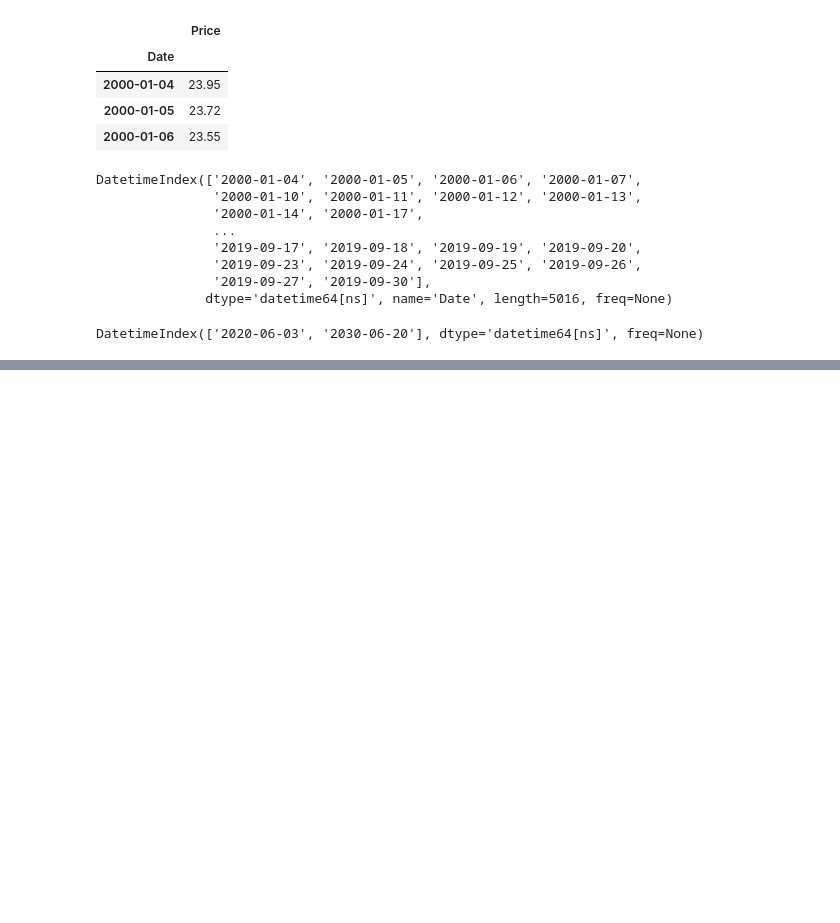
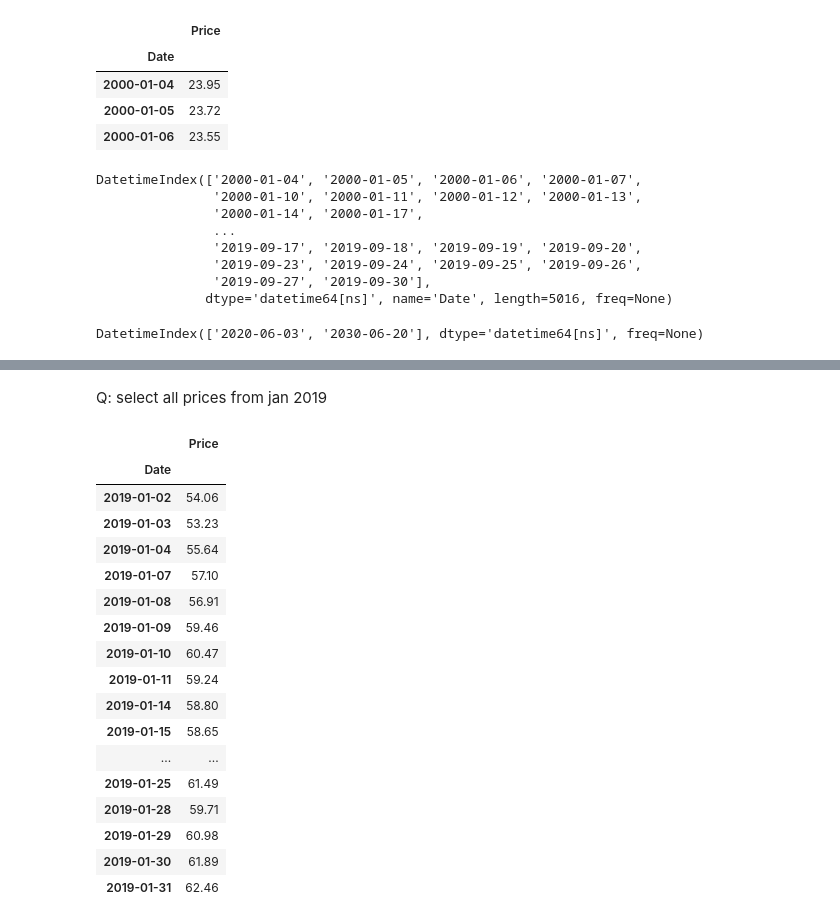
Before and after one commit to TomaszBury/The-ultimate-pandas-bootcamp-advanced-python-data-analysis, a Jupyter notebook: section_10/handling_time_and_date.ipynb, the cells around one changed output, grey strips where cells are left out. Drawn from its saved outputs; the diff is of its cells as text; code cells hidden in the pictures; blank space fills up the shorter version.

```diff
--- a/section_10/handling_time_and_date.ipynb
+++ b/section_10/handling_time_and_date.ipynb
@@ -470,0 +549,23 @@ DatetimeIndex(['2020-06-03', '2030-06-20'], dtype='datetime64[ns]', freq=None)
+# %% [markdown]
+Q: select all prices from jan 2019
+# %%
+brent.loc['2019-01-01':'2019-01-31']
+# %% [output]
+|  | Price |
+| Date |  |
+| 2019-01-02 | 54.06 |
+| 2019-01-03 | 53.23 |
+| 2019-01-04 | 55.64 |
+| 2019-01-07 | 57.10 |
+| 2019-01-08 | 56.91 |
+| 2019-01-09 | 59.46 |
+| 2019-01-10 | 60.47 |
+| 2019-01-11 | 59.24 |
+| 2019-01-14 | 58.80 |
+| 2019-01-15 | 58.65 |
+| ... | ... |
+| 2019-01-25 | 61.49 |
+| 2019-01-28 | 59.71 |
+| 2019-01-29 | 60.98 |
+| 2019-01-30 | 61.89 |
+| 2019-01-31 | 62.46 |
```
Also changed, not shown: parts of 110 cells of this notebook, 1 other file.
